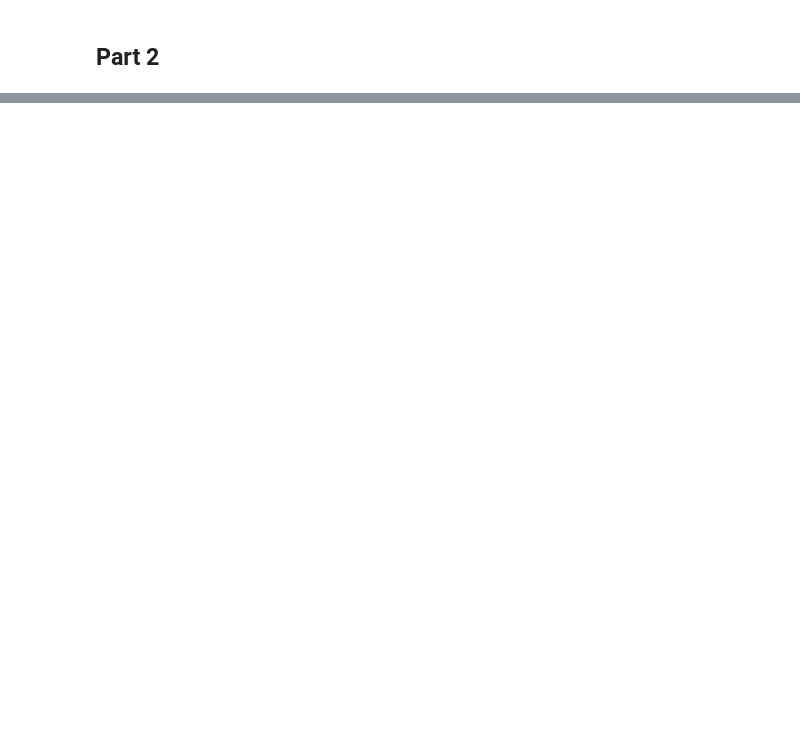
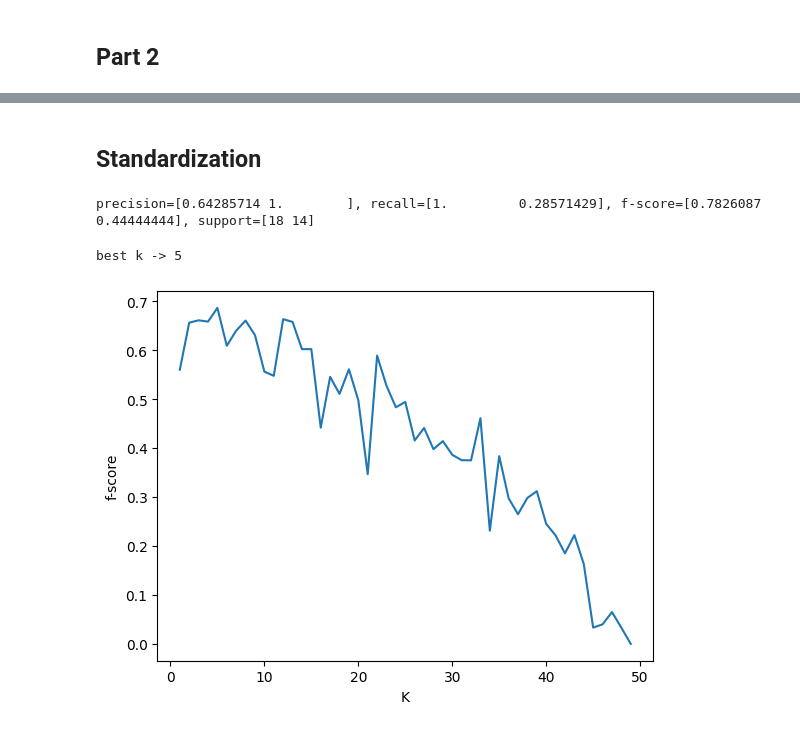
Before and after one commit to sadrajafari/cs5830_project4, a Jupyter notebook: project4.ipynb, the cells around one changed output, grey strips where cells are left out. Drawn from its saved outputs; the diff is of its cells as text; code cells hidden in the pictures; blank space fills up the shorter version.

```diff
--- a/project4.ipynb
+++ b/project4.ipynb
@@ -216,0 +219,6 @@ support 1 -> [13, 13, 10, 14, 12, 12, 14, 15, 19, 10]
+# %%
+# Website -> https://www.kaggle.com/datasets/mansoordaku/ckdisease?resource=download
+kidneyData = pd.read_csv("kidney_disease.csv")
+kidneyData
+del kidneyData["id"]
+kidneyData
@@ -216,0 +303,30 @@ support 1 -> [13, 13, 10, 14, 12, 12, 14, 15, 19, 10]
+# %% [markdown]
+## Standardization
+# %%
+kidneyData["age"] = (kidneyData.age - kidneyData.age.mean()) / kidneyData.age.std()
+kidneyData["bp"] = (kidneyData.bp - kidneyData.bp.mean()) / kidneyData.bp.std()
+kidneyData["ane"] = (kidneyData.ane - kidneyData.ane.mean()) / kidneyData.ane.std()
+kidneyData["bgr"] = kidneyData["bgr"].astype("float")
+kidneyData["bgr"] = (kidneyData.bgr - kidneyData.bgr.mean()) / kidneyData.bgr.std()
+# %%
+X = kidneyData[["age", "bp", "ane"]].values
+y = kidneyData["disease"].values
+X_train, X_test, y_train, y_test = train_test_split(X, y, test_size=.2)
+# %%
+result = knn(best_K, X_train, y_train, X_test, y_test)
+print(f'precision={result[0]}, recall={result[1]}, f-score={result[2]}, support={result[3]}')
+# %% [output]
+precision=[0.64285714 1.        ], recall=[1.         0.28571429], f-score=[0.7826087  0.44444444], support=[18 14]
+# %%
+k_range = range(1, 50)
+f_scores = [bestK(n, X, y) for n in k_range]
+# print(f_scores)
+best_K = f_scores.index(max(f_scores)) + 1
+
+plt.plot(k_range, f_scores)
+plt.xlabel("K")
+plt.ylabel("f-score")
+print(f"best k -> {f_scores.index(max(f_scores)) + 1}")
+# %% [output]
+best k -> 5
+[figure, added]
```
Also changed, not shown: parts of 8 cells of this notebook, 4 other files.
